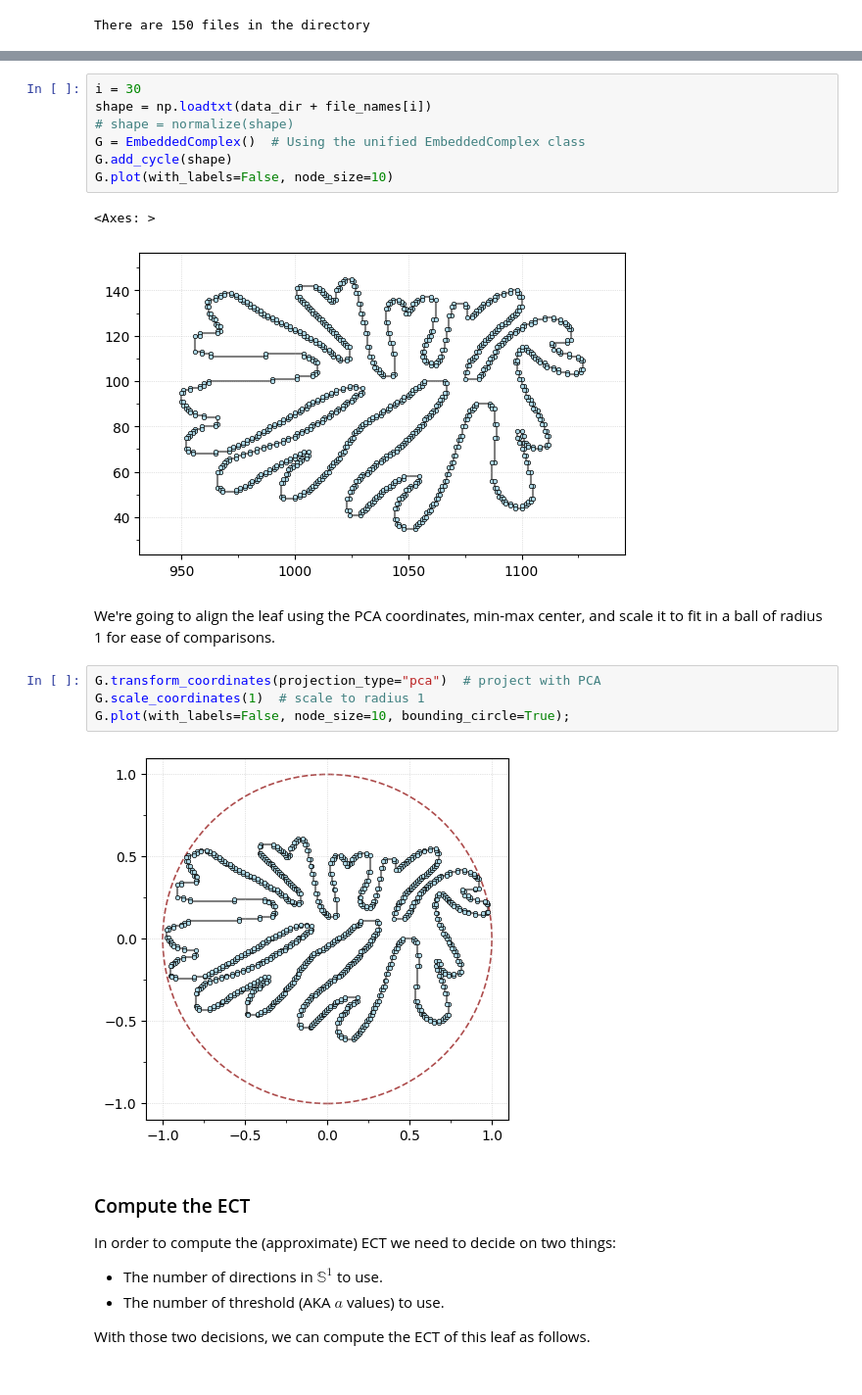
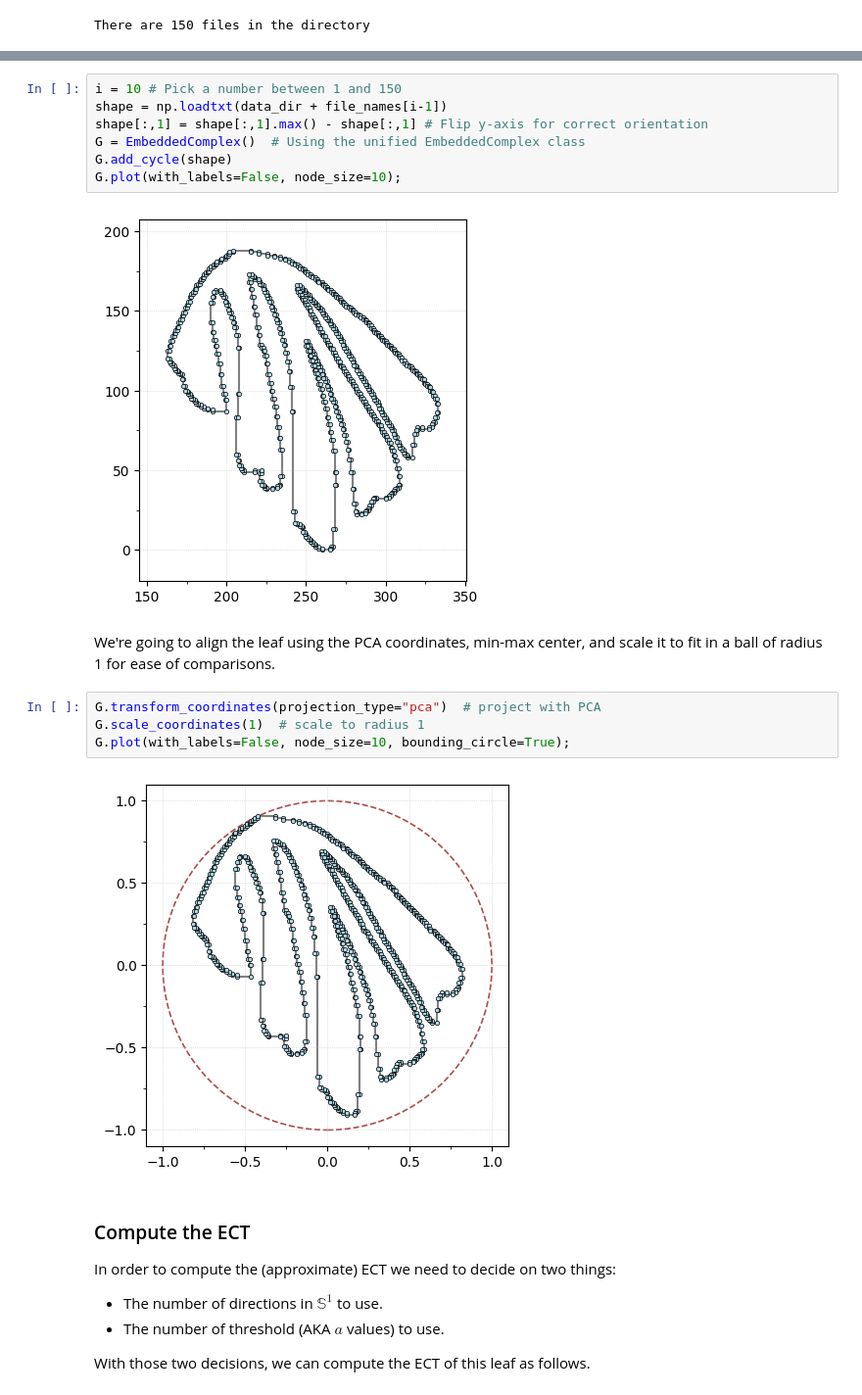
Before and after one commit to lizliz/CMSE890-TDA-Fall2025, a Jupyter notebook: _sources/Lectures/20-DirectionalTransform/Lec20-ECT_with_Matisse.ipynb, the cells around one changed output, grey strips where cells are left out. Shown at 98% size. Drawn from its saved outputs; the diff is of its cells as text.

```diff
--- a/_sources/Lectures/20-DirectionalTransform/Lec20-ECT_with_Matisse.ipynb
+++ b/_sources/Lectures/20-DirectionalTransform/Lec20-ECT_with_Matisse.ipynb
@@ -75,15 +75,14 @@ Let's take a look at the leaf data. The following code loads in the leaf outline
 
 ***Do this:*** Change $i$ to find some example of the colored "finger" leaves, some examples of the blue "apple" leaves, the parakeet, and the mermaid.
 # %%
-i = 30
-shape = np.loadtxt(data_dir + file_names[i])
-# shape = normalize(shape)
+i = 10 # Pick a number between 1 and 150
+shape = np.loadtxt(data_dir + file_names[i-1])
+shape[:,1] = shape[:,1].max() - shape[:,1] # Flip y-axis for correct orientation
 G = EmbeddedComplex()  # Using the unified EmbeddedComplex class
 G.add_cycle(shape)
-G.plot(with_labels=False, node_size=10)
+G.plot(with_labels=False, node_size=10);
 # %% [output]
-<Axes: >
-[figure, old version]
+[figure, new version]
 # %% [markdown]
  We're going to align the leaf using the PCA coordinates, min-max center, and scale it to fit in a ball of radius 1 for ease of comparisons.
 # %%
@@ -91,7 +90,7 @@ G.transform_coordinates(projection_type="pca")  # project with PCA
 G.scale_coordinates(1)  # scale to radius 1
 G.plot(with_labels=False, node_size=10, bounding_circle=True);
 # %% [output]
-[figure, old version]
+[figure, new version]
 # %% [markdown]
 ### Compute the ECT
 
```
Also changed, not shown: parts of 16 cells of this notebook, 13 other files.
